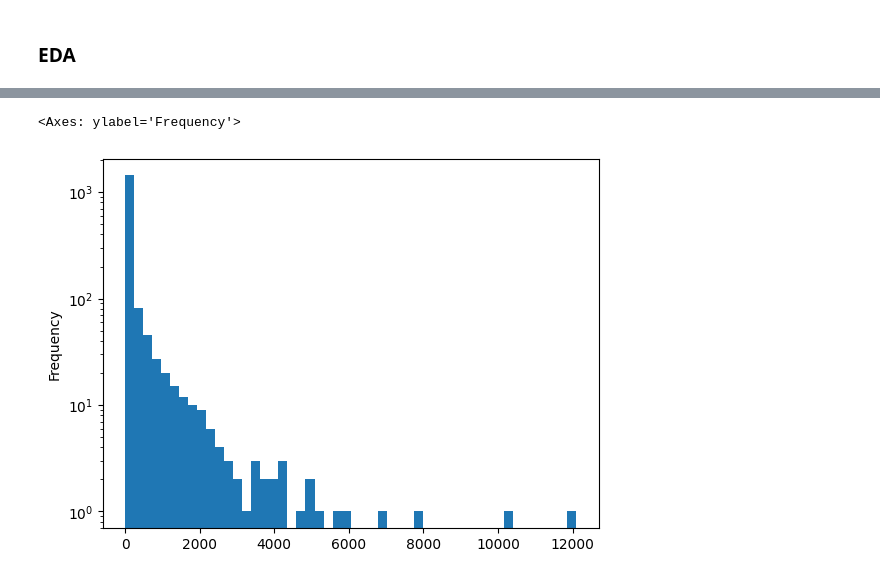
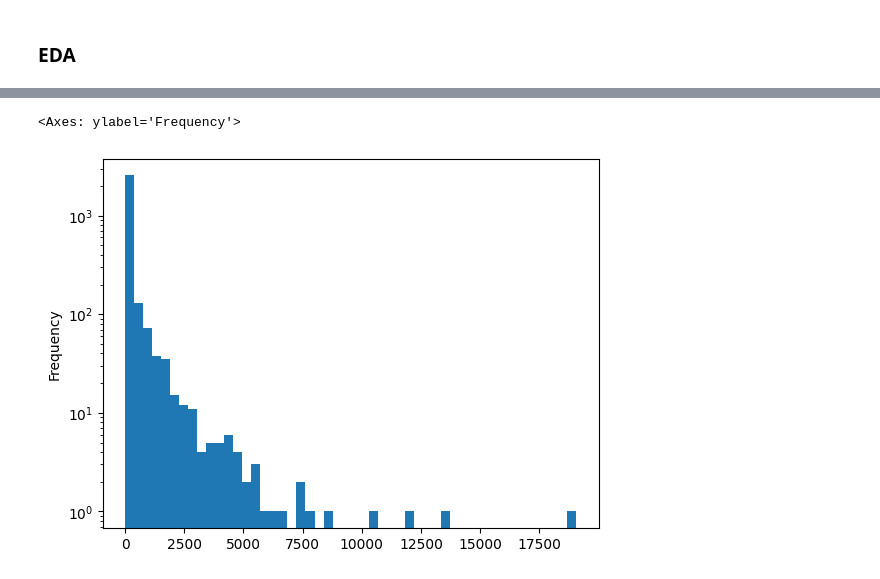
Before and after one commit to keenansamway/South-Korean-Nuclear-Sentiment, a Jupyter notebook: 1_video-search.ipynb, the cells around one changed output, grey strips where cells are left out. Drawn from its saved outputs; the diff is of its cells as text; code cells hidden in the pictures.

Commit message:
Search with second keyword and combine details/comments

```diff
--- a/1_video-search.ipynb
+++ b/1_video-search.ipynb
@@ -137,0 +122,9 @@ details.iloc[1700:].to_csv(DATA_DIR / 'video_details_20230501-2312.csv', index=F
+# %%
+details1 = pd.read_csv(SEARCH_DIR / 'video_details_20230501-0122.csv')
+details2 = pd.read_csv(SEARCH_DIR / 'video_details_20230501-2312.csv')
+print(len(details1))
+print(len(details2))
+
+# combine details1 and details2 into one dataframe with unique video_id
+details_full = pd.concat([details1, details2]).drop_duplicates(subset='video_id')
+print(len(details_full))
@@ -150,6 +149,6 @@ details.sort_values(by='view_count', ascending=False).head()
 # %%
 # plot the view count distribution on x-axis
-details['comment_count'].plot.hist(bins=50, logy=True)
+details_full['comment_count'].plot.hist(bins=50, logy=True)
 # %% [output]
 <Axes: ylabel='Frequency'>
-[figure, old version]
+[figure, new version]
```
Also changed, not shown: parts of 5 cells of this notebook, 1 other file.
